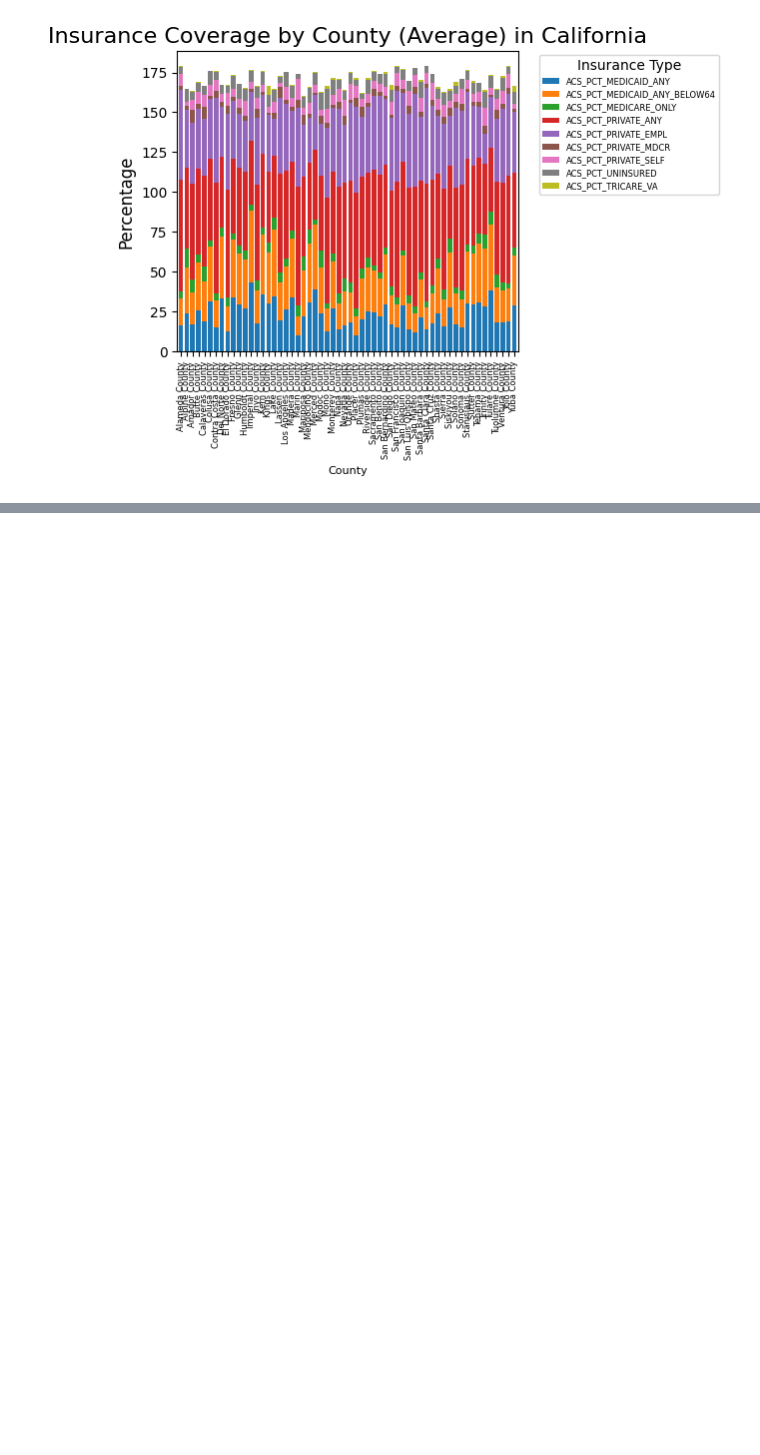
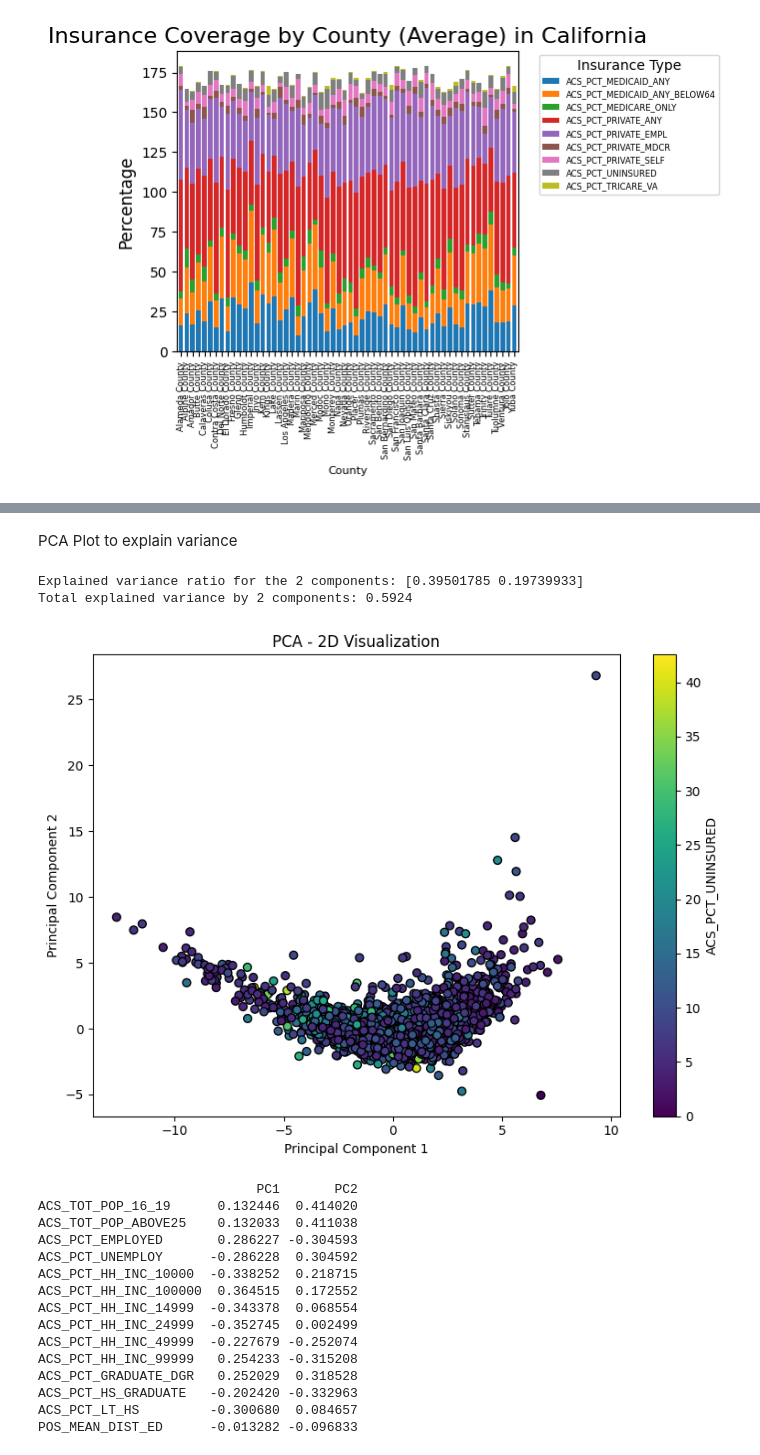
Before and after one commit to madisonmariani4/MarianiHall_SESdisease, a Jupyter notebook: Nat&Mad.ipynb, the cells around one changed output, grey strips where cells are left out. Drawn from its saved outputs; the diff is of its cells as text; code cells hidden in the pictures; blank space fills up the shorter version.

```diff
--- a/Nat&Mad.ipynb
+++ b/Nat&Mad.ipynb
@@ -166,0 +231,73 @@ plt.show()
+# %% [markdown]
+PCA Plot to explain variance
+# %%
+from sklearn.decomposition import PCA
+from sklearn.preprocessing import StandardScaler
+
+features = [
+    "ACS_TOT_POP_16_19",
+    "ACS_TOT_POP_ABOVE25",
+    "ACS_PCT_EMPLOYED",
+    "ACS_PCT_UNEMPLOY",
+    "ACS_PCT_HH_INC_10000",
+    "ACS_PCT_HH_INC_100000",
+    "ACS_PCT_HH_INC_14999",
+    "ACS_PCT_HH_INC_24999",
+    "ACS_PCT_HH_INC_49999",
+    "ACS_PCT_HH_INC_99999",
+    "ACS_PCT_GRADUATE_DGR",
+    "ACS_PCT_HS_GRADUATE",
+    "ACS_PCT_LT_HS",
+    "POS_MEAN_DIST_ED"
+]
+
+target = "ACS_PCT_UNINSURED"
+
+
+df_model = df[features + [target]].dropna()
+X = df_model[features]
+y = df_model[target]
+
+# Scale features
+scaler = StandardScaler()
+X_scaled = scaler.fit_transform(X)
+
+
+pca = PCA(n_components=2)
+X_pca = pca.fit_transform(X_scaled)
+
+
+print(f"Explained variance ratio for the 2 components: {pca.explained_variance_ratio_}")
+print(f"Total explained variance by 2 components: {np.sum(pca.explained_variance_ratio_):.4f}")
+
+
+plt.figure(figsize=(8, 6))
+plt.scatter(X_pca[:, 0], X_pca[:, 1], c=y, cmap='viridis', edgecolor='k', s=40)
+plt.xlabel("Principal Component 1")
+plt.ylabel("Principal Component 2")
+plt.title("PCA - 2D Visualization")
+plt.colorbar(label=target)
+plt.tight_layout()
+plt.show()
+
+loadings_df = pd.DataFrame(pca.components_.T, index=features, columns=['PC1', 'PC2'])
+print(loadings_df)
+# %% [output]
+Explained variance ratio for the 2 components: [0.39501785 0.19739933]
+Total explained variance by 2 components: 0.5924
+[figure, added]
+                            PC1       PC2
+ACS_TOT_POP_16_19      0.132446  0.414020
+ACS_TOT_POP_ABOVE25    0.132033  0.411038
+ACS_PCT_EMPLOYED       0.286227 -0.304593
+ACS_PCT_UNEMPLOY      -0.286228  0.304592
+ACS_PCT_HH_INC_10000  -0.338252  0.218715
+ACS_PCT_HH_INC_100000  0.364515  0.172552
+ACS_PCT_HH_INC_14999  -0.343378  0.068554
+ACS_PCT_HH_INC_24999  -0.352745  0.002499
+ACS_PCT_HH_INC_49999  -0.227679 -0.252074
+ACS_PCT_HH_INC_99999   0.254233 -0.315208
+ACS_PCT_GRADUATE_DGR   0.252029  0.318528
+ACS_PCT_HS_GRADUATE   -0.202420 -0.332963
+ACS_PCT_LT_HS         -0.300680  0.084657
+POS_MEAN_DIST_ED      -0.013282 -0.096833
```
Also changed, not shown: parts of 7 cells of this notebook.
